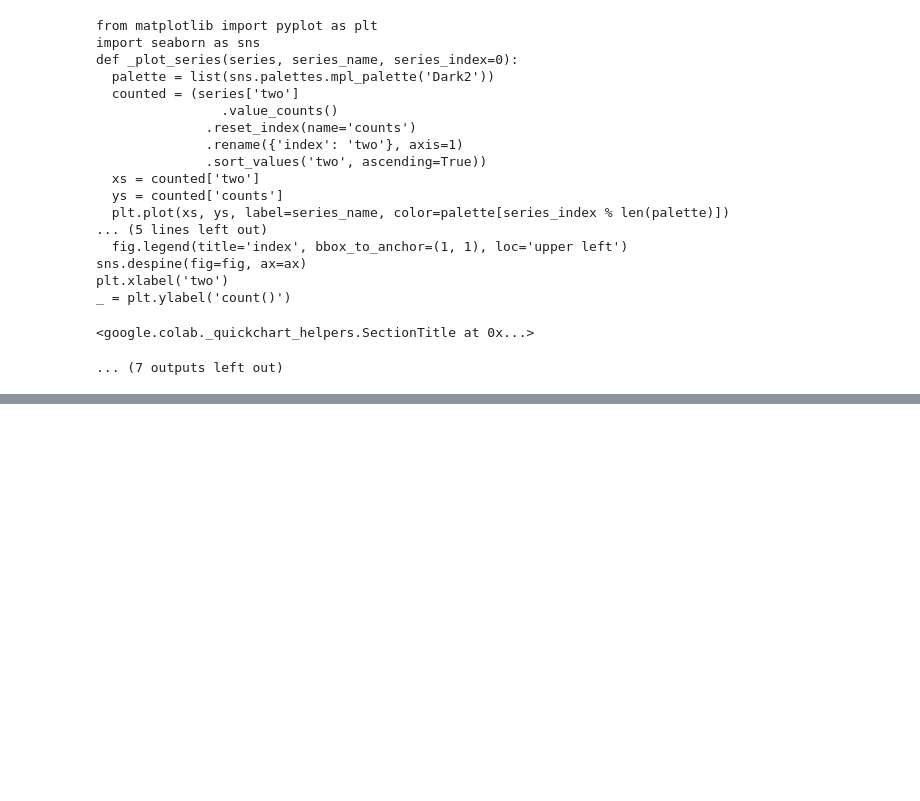
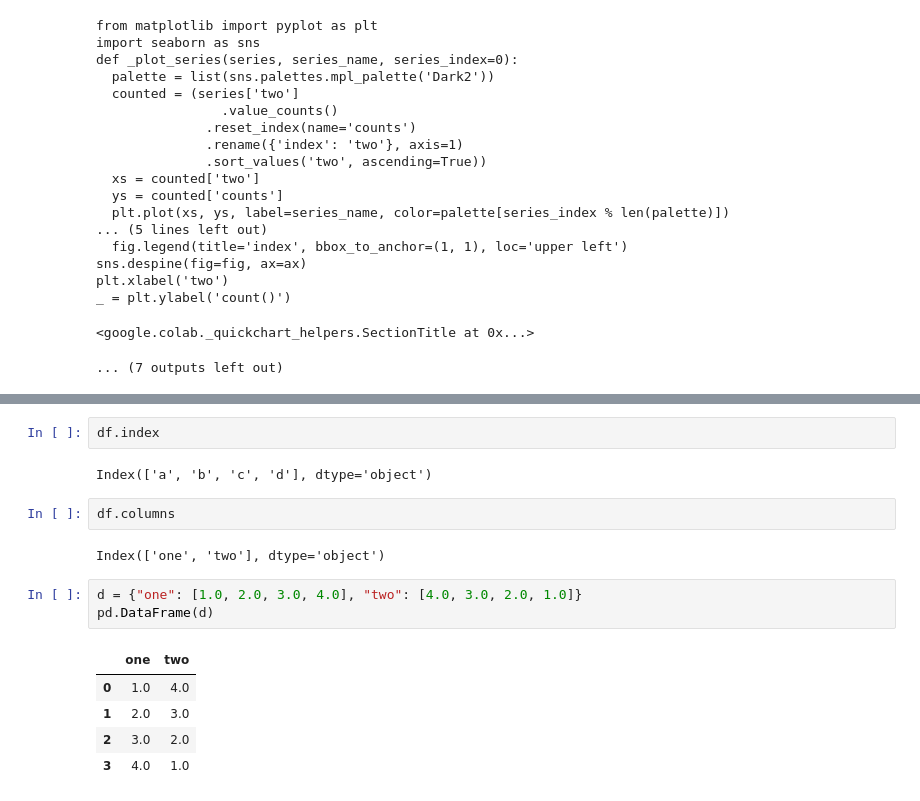
Before and after one commit to JaganMurugan/Learning, a Jupyter notebook: DeepLearning_Python.ipynb, the cells around one changed output, grey strips where cells are left out. Saved outputs shown, nothing was run; the diff lists cells and outputs as text; blank space fills up the shorter version.

```diff
--- a/DeepLearning_Python.ipynb
+++ b/DeepLearning_Python.ipynb
@@ -148,0 +163,17 @@ _ = plt.ylabel('count()')
+# %%
+df.index
+# %% [output]
+Index(['a', 'b', 'c', 'd'], dtype='object')
+# %%
+df.columns
+# %% [output]
+Index(['one', 'two'], dtype='object')
+# %%
+d = {"one": [1.0, 2.0, 3.0, 4.0], "two": [4.0, 3.0, 2.0, 1.0]}
+pd.DataFrame(d)
+# %% [output]
+|  | one | two |
+| 0 | 1.0 | 4.0 |
+| 1 | 2.0 | 3.0 |
+| 2 | 3.0 | 2.0 |
+| 3 | 4.0 | 1.0 |
```
Also changed, not shown: parts of 24 cells of this notebook.
